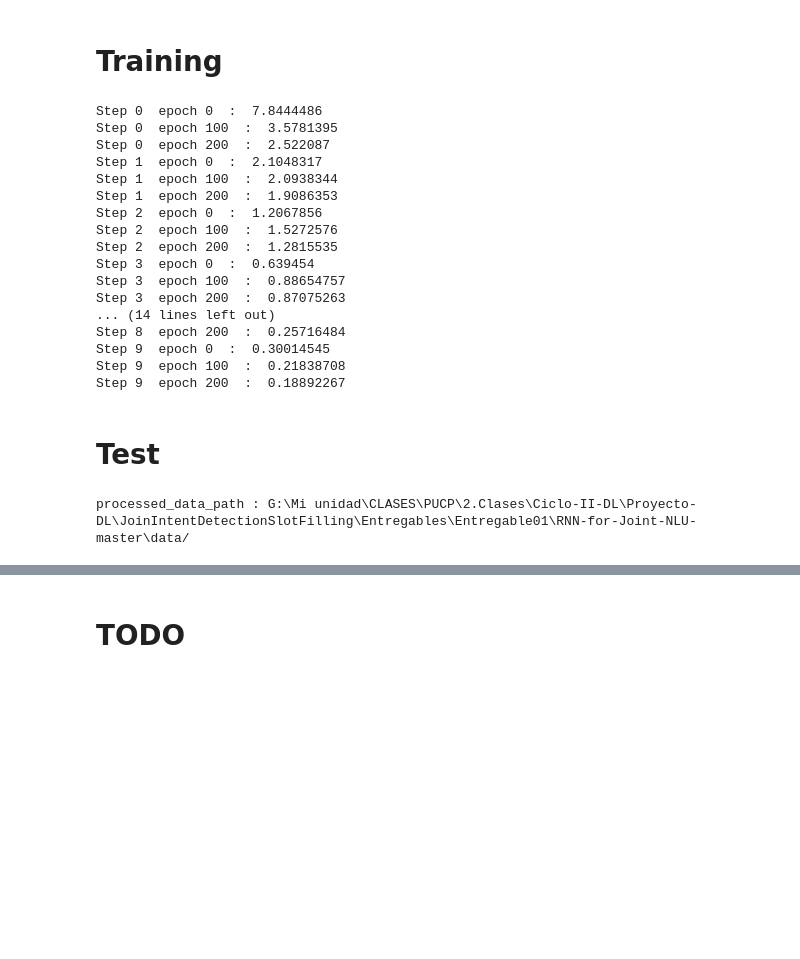
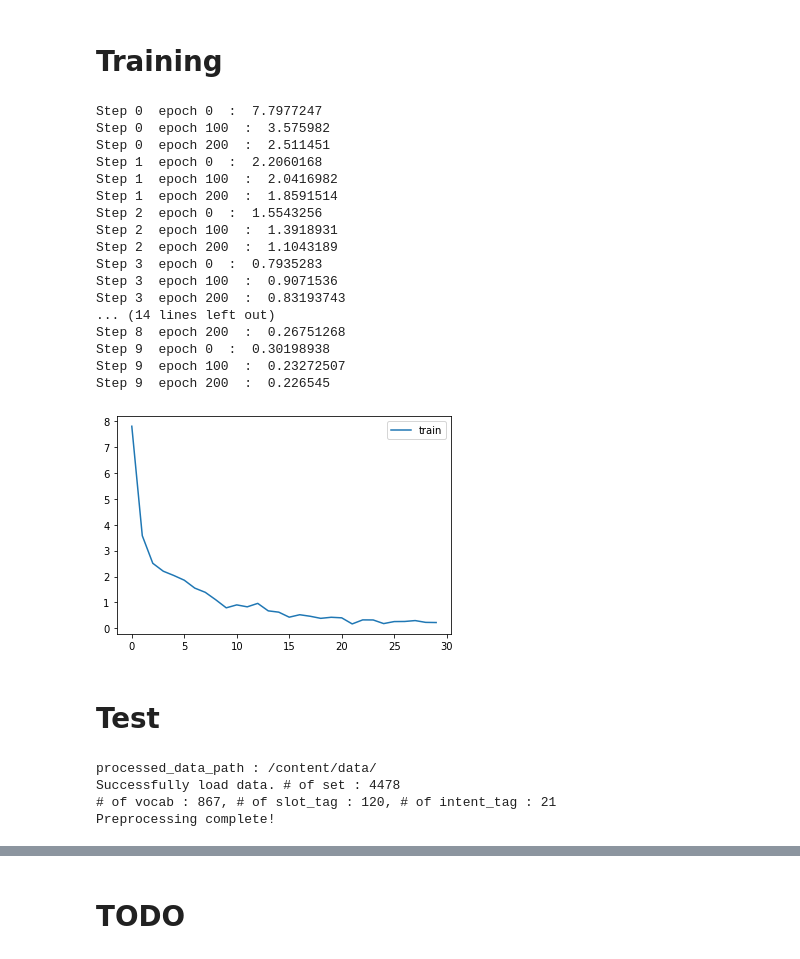
Before and after one commit to ProjectDeepLearning2021/JoinIntentDetectionSlotFilling, a Jupyter notebook: Entregables/Entregable01/RNN-for-Joint-NLU-master/notebook.ipynb, the cells around one changed output, grey strips where cells are left out. Saved outputs shown, nothing was run; the diff lists cells and outputs as text; code cells hidden in the pictures; blank space fills up the shorter version.

```diff
--- a/Entregables/Entregable01/RNN-for-Joint-NLU-master/notebook.ipynb
+++ b/Entregables/Entregable01/RNN-for-Joint-NLU-master/notebook.ipynb
@@ -368,6 +374,7 @@ loss_function_2 = nn.CrossEntropyLoss()
 enc_optim= optim.Adam(encoder.parameters(), lr=LEARNING_RATE)
 dec_optim = optim.Adam(decoder.parameters(),lr=LEARNING_RATE)
 # %%
+losess_=[]
 for step in range(STEP_SIZE):
     losses=[]
     for i, batch in enumerate(getBatch(BATCH_SIZE,train_data)):
@@ -401,34 +408,47 @@ for step in range(STEP_SIZE):
 
         if i % 100==0:
             print("Step",step," epoch",i," : ",np.mean(losses))
+            losess_.append(np.mean(losses))
             losses=[]
 # %% [output]
-Step 0  epoch 0  :  7.8444486
-Step 0  epoch 100  :  3.5781395
-Step 0  epoch 200  :  2.522087
-Step 1  epoch 0  :  2.1048317
-Step 1  epoch 100  :  2.0938344
-Step 1  epoch 200  :  1.9086353
-Step 2  epoch 0  :  1.2067856
-Step 2  epoch 100  :  1.5272576
-Step 2  epoch 200  :  1.2815535
-Step 3  epoch 0  :  0.639454
-Step 3  epoch 100  :  0.88654757
-Step 3  epoch 200  :  0.87075263
+Step 0  epoch 0  :  7.7977247
+Step 0  epoch 100  :  3.575982
+Step 0  epoch 200  :  2.511451
+Step 1  epoch 0  :  2.2060168
+Step 1  epoch 100  :  2.0416982
+Step 1  epoch 200  :  1.8591514
+Step 2  epoch 0  :  1.5543256
+Step 2  epoch 100  :  1.3918931
+Step 2  epoch 200  :  1.1043189
+Step 3  epoch 0  :  0.7935283
+Step 3  epoch 100  :  0.9071536
+Step 3  epoch 200  :  0.83193743
 ... (14 lines left out)
-Step 8  epoch 200  :  0.25716484
-Step 9  epoch 0  :  0.30014545
-Step 9  epoch 100  :  0.21838708
-Step 9  epoch 200  :  0.18892267
+Step 8  epoch 200  :  0.26751268
+Step 9  epoch 0  :  0.30198938
+Step 9  epoch 100  :  0.23272507
+Step 9  epoch 200  :  0.226545
+# %%
+def plot_losses(loss):
+    plt.plot(loss, label='train')
+    plt.legend()
+    plt.show()
+# %%
+plot_losses(losess_)
+# %% [output]
+[figure, added]
 # %% [markdown]
 # Test
 # %%
 from data import *
 from model import Encoder,Decoder
 # %%
-_,word2index,tag2index,intent2index = preprocessing(path+"\\"+"\data\\atis-2.train.w-intent.iob",60)
+_,word2index,tag2index,intent2index = preprocessing("atis-2.train.w-intent.iob",60)
 # %% [output]
-processed_data_path : G:\Mi unidad\CLASES\PUCP\2.Clases\Ciclo-II-DL\Proyecto-DL\JoinIntentDetectionSlotFilling\Entregables\Entregable01\RNN-for-Joint-NLU-master\data/
+processed_data_path : /content/data/
+Successfully load data. # of set : 4478
+# of vocab : 867, # of slot_tag : 120, # of intent_tag : 21
+Preprocessing complete!
 # %%
 index2tag = {v:k for k,v in tag2index.items()}
 index2intent = {v:k for k,v in intent2index.items()}
```
Also changed, not shown: parts of 6 cells of this notebook.
